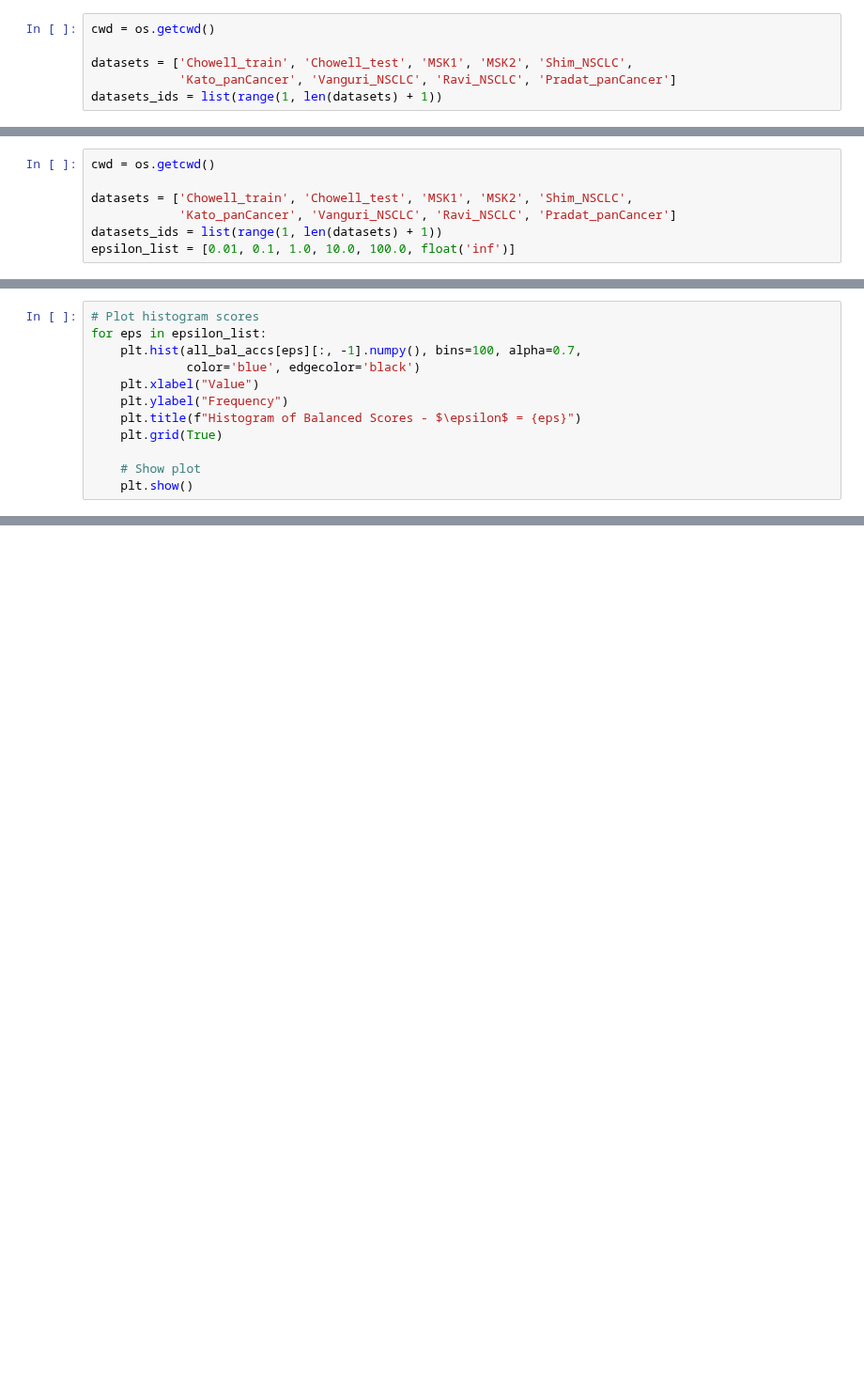
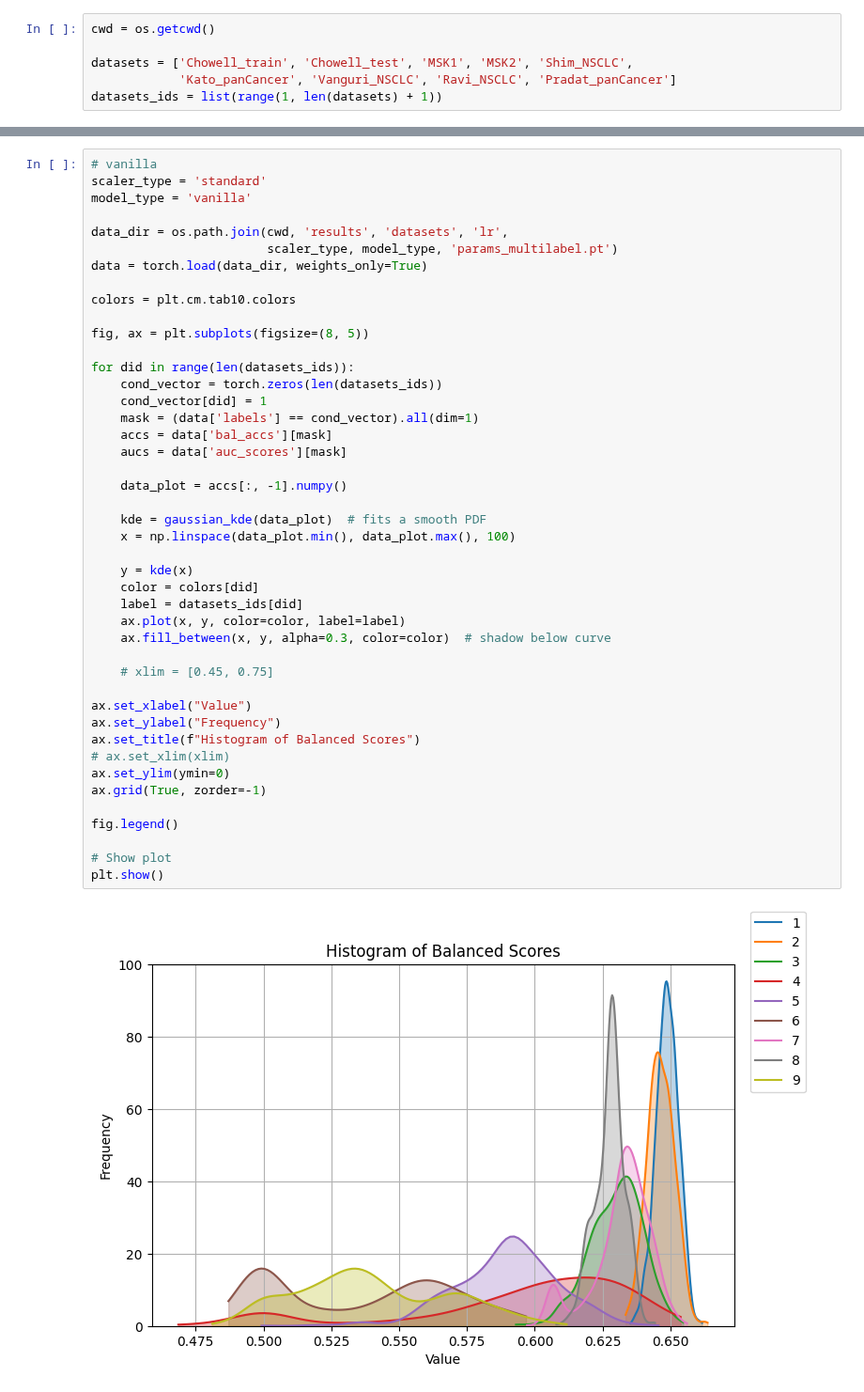
Before and after one commit to joserapa98/tns4loris, a Jupyter notebook: privacy/attacks.ipynb, the cells around one changed output, grey strips where cells are left out. Shown at 94% size. Drawn from its saved outputs; the diff is of its cells as text; blank space fills up the shorter version.

```diff
--- a/privacy/attacks.ipynb
+++ b/privacy/attacks.ipynb
@@ -2537,7 +19,0 @@ weighted avg       0.93      0.93      0.93     46113
-# %%
-cwd = os.getcwd()
-
-datasets = ['Chowell_train', 'Chowell_test', 'MSK1', 'MSK2', 'Shim_NSCLC',
-            'Kato_panCancer', 'Vanguri_NSCLC', 'Ravi_NSCLC', 'Pradat_panCancer']
-datasets_ids = list(range(1, len(datasets) + 1))
-epsilon_list = [0.01, 0.1, 1.0, 10.0, 100.0, float('inf')]
@@ -2629,12 +19,0 @@ for eps in epsilon_list:
-# %%
-# Plot histogram scores
-for eps in epsilon_list:
-    plt.hist(all_bal_accs[eps][:, -1].numpy(), bins=100, alpha=0.7,
-             color='blue', edgecolor='black')
-    plt.xlabel("Value")
-    plt.ylabel("Frequency")
-    plt.title(f"Histogram of Balanced Scores - $\epsilon$ = {eps}")
-    plt.grid(True)
-
-    # Show plot
-    plt.show()
@@ -3103,0 +26,46 @@ weighted avg       1.00      1.00      1.00     45968
+# %%
+# vanilla
+scaler_type = 'standard'
+model_type = 'vanilla'
+
+data_dir = os.path.join(cwd, 'results', 'datasets', 'lr',
+                        scaler_type, model_type, 'params_multilabel.pt')
+data = torch.load(data_dir, weights_only=True)
+
+colors = plt.cm.tab10.colors
+
+fig, ax = plt.subplots(figsize=(8, 5))
+
+for did in range(len(datasets_ids)):
+    cond_vector = torch.zeros(len(datasets_ids))
+    cond_vector[did] = 1
+    mask = (data['labels'] == cond_vector).all(dim=1)
+    accs = data['bal_accs'][mask]
+    aucs = data['auc_scores'][mask]
+
+    data_plot = accs[:, -1].numpy()
+
+    kde = gaussian_kde(data_plot)  # fits a smooth PDF
+    x = np.linspace(data_plot.min(), data_plot.max(), 100)
+
+    y = kde(x)
+    color = colors[did]
+    label = datasets_ids[did]
+    ax.plot(x, y, color=color, label=label)
+    ax.fill_between(x, y, alpha=0.3, color=color)  # shadow below curve
+
+    # xlim = [0.45, 0.75]
+
+ax.set_xlabel("Value")
+ax.set_ylabel("Frequency")
+ax.set_title(f"Histogram of Balanced Scores")
+# ax.set_xlim(xlim)
+ax.set_ylim(ymin=0)
+ax.grid(True, zorder=-1)
+
+fig.legend()
+
+# Show plot
+plt.show()
+# %% [output]
+[figure, added]
```
Also changed, not shown: parts of 191 cells of this notebook, 1 other file.
